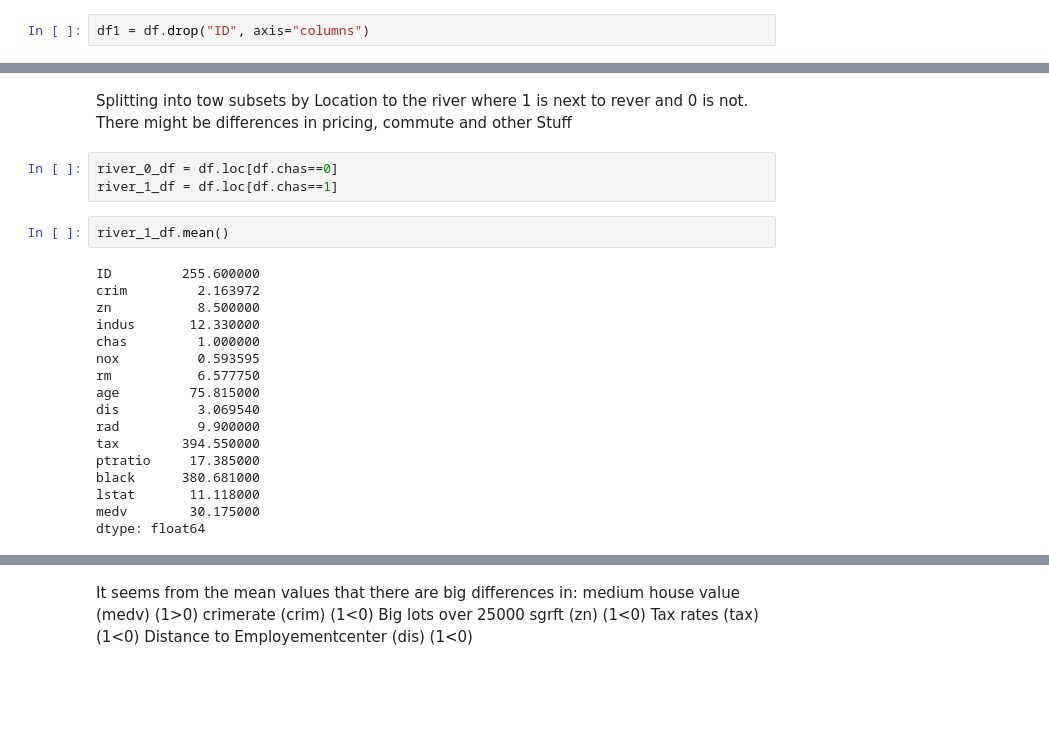
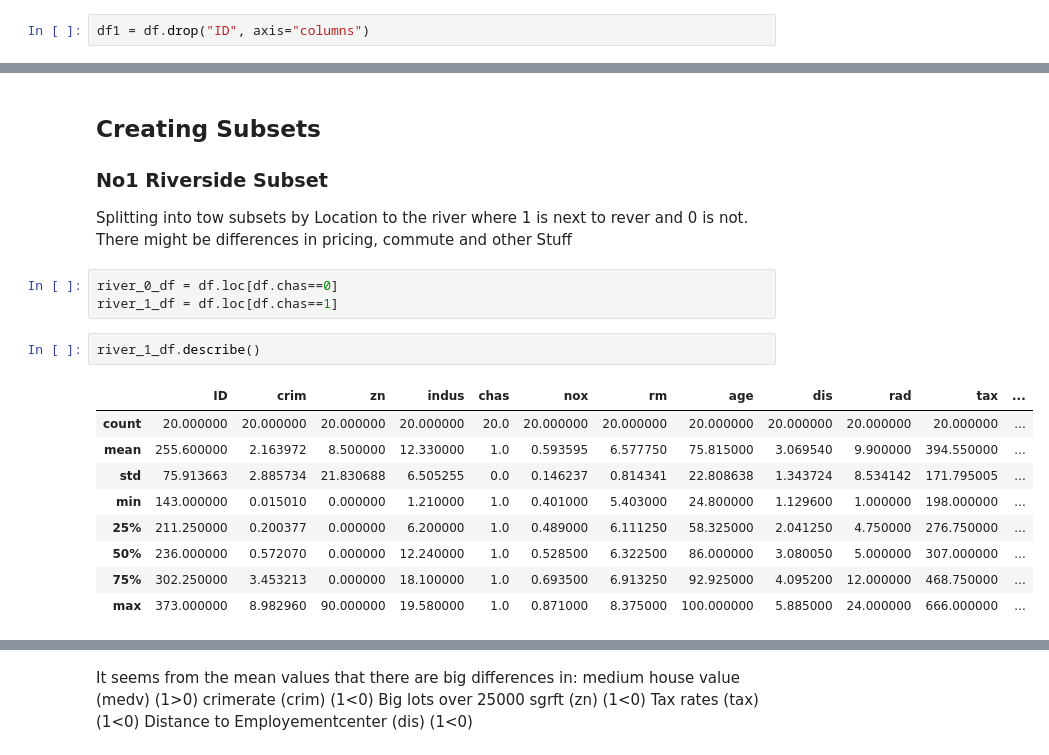
Before and after one commit to Pietrassyk/dsc-project-eda-with-pandas-nyc-ds-career-042219, a Jupyter notebook: index.ipynb, the cells around one changed output, grey strips where cells are left out. Saved outputs shown, nothing was run; the diff lists cells and outputs as text; blank space fills up the shorter version.

```diff
--- a/index.ipynb
+++ b/index.ipynb
@@ -155,26 +126,22 @@ plt.show()
 # %% [markdown]
+## Creating Subsets
+### No1 Riverside Subset
+
 Splitting into tow subsets by Location to the river where 1 is next to rever and 0 is not.
 There might be differences in pricing, commute and other Stuff
 # %%
 river_0_df = df.loc[df.chas==0]
 river_1_df = df.loc[df.chas==1]
 # %%
-river_1_df.mean()
+river_1_df.describe()
 # %% [output]
-ID         255.600000
-crim         2.163972
-zn           8.500000
-indus       12.330000
-chas         1.000000
-nox          0.593595
-rm           6.577750
-age         75.815000
-dis          3.069540
-rad          9.900000
-tax        394.550000
-ptratio     17.385000
-black      380.681000
-lstat       11.118000
-medv        30.175000
-dtype: float64
+|  | ID | crim | zn | indus | chas | nox | rm | age | dis | rad | tax | ... |
+| count | 20.000000 | 20.000000 | 20.000000 | 20.000000 | 20.0 | 20.000000 | 20.000000 | 20.000000 | 20.000000 | 20.000000 | 20.000000 | ... |
+| mean | 255.600000 | 2.163972 | 8.500000 | 12.330000 | 1.0 | 0.593595 | 6.577750 | 75.815000 | 3.069540 | 9.900000 | 394.550000 | ... |
+| std | 75.913663 | 2.885734 | 21.830688 | 6.505255 | 0.0 | 0.146237 | 0.814341 | 22.808638 | 1.343724 | 8.534142 | 171.795005 | ... |
+| min | 143.000000 | 0.015010 | 0.000000 | 1.210000 | 1.0 | 0.401000 | 5.403000 | 24.800000 | 1.129600 | 1.000000 | 198.000000 | ... |
+| 25% | 211.250000 | 0.200377 | 0.000000 | 6.200000 | 1.0 | 0.489000 | 6.111250 | 58.325000 | 2.041250 | 4.750000 | 276.750000 | ... |
+| 50% | 236.000000 | 0.572070 | 0.000000 | 12.240000 | 1.0 | 0.528500 | 6.322500 | 86.000000 | 3.080050 | 5.000000 | 307.000000 | ... |
+| 75% | 302.250000 | 3.453213 | 0.000000 | 18.100000 | 1.0 | 0.693500 | 6.913250 | 92.925000 | 4.095200 | 12.000000 | 468.750000 | ... |
+| max | 373.000000 | 8.982960 | 90.000000 | 19.580000 | 1.0 | 0.871000 | 8.375000 | 100.000000 | 5.885000 | 24.000000 | 666.000000 | ... |
 # %%
```
Also changed, not shown: parts of 13 cells of this notebook.
